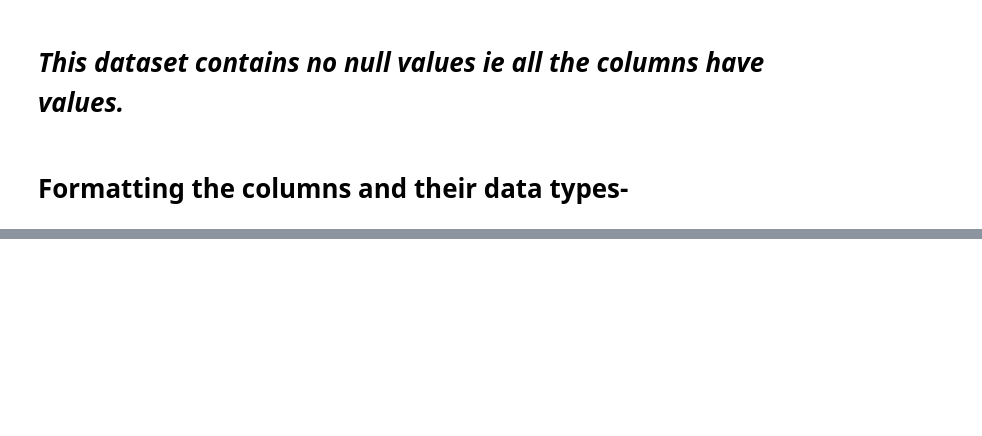
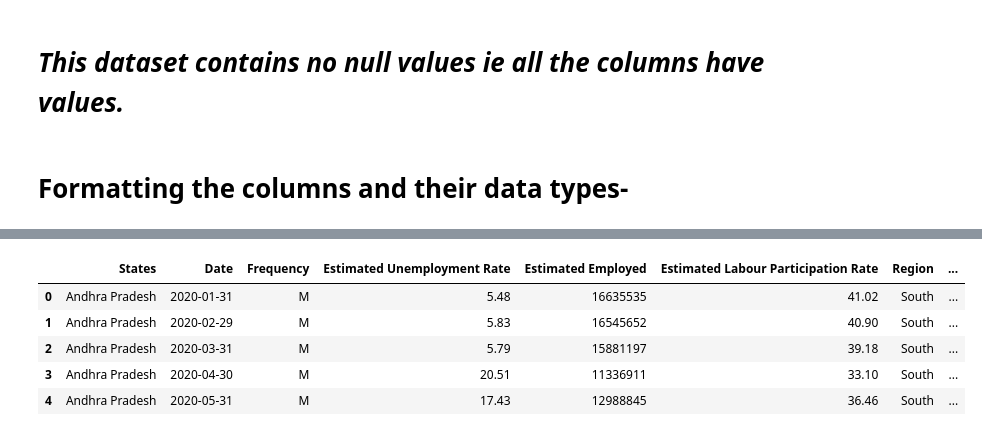
Before and after one commit to Sankalpmahanta/OIBSIP-Oasisinfobyte, a Jupyter notebook: OIBSIP_TASK_3_UNEMPLOYMENT_ANALYSIS_WITH_PYTHON_.ipynb, the cells around one changed output, grey strips where cells are left out. Drawn from its saved outputs; the diff is of its cells as text; code cells hidden in the pictures; blank space fills up the shorter version.

```diff
--- a/OIBSIP_TASK_3_UNEMPLOYMENT_ANALYSIS_WITH_PYTHON_.ipynb
+++ b/OIBSIP_TASK_3_UNEMPLOYMENT_ANALYSIS_WITH_PYTHON_.ipynb
@@ -106,3 +106,9 @@ dtype: int64
 # *This dataset contains no null values ie all the columns have values.*
 # %% [markdown]
 # **Formatting the columns and their data types-**
+# %%
+# Renaming the columns for a better understanding -
+df.columns = ['States', 'Date', 'Frequency', 'Estimated Unemployment Rate', 'Estimated Employed',
+              'Estimated Labour Participation Rate', 'Region', 'longitude', 'latitude']
+
+df.head(2)
@@ -108,0 +119,3 @@ dtype: int64
+# %%
+# Converting 'Date' column to datetime format
+df['Date'] = pd.to_datetime(df['Date'], dayfirst = True)
@@ -108,0 +124,25 @@ dtype: int64
+# %%
+# Converting 'Frequency' and 'Region' columns to categorical data type -
+df['Frequency'] = df['Frequency'].astype('category')
+df['Region'] = df['Region'].astype('category')
+
+# Extracting month from 'Date' and creating a 'Month' column -
+df['Month'] = df['Date'].dt.month
+
+# Converting 'Month' to integer format -
+df['Month int'] = df['Month'].apply(lambda month: int(month))
+
+# Mapping integer month values to abbreviated month names -
+df['Month name'] = df['Month int'].apply(lambda x: calendar.month_abbr[x])
+
+# Dropping the original 'Month' column -
+df.drop(columns = 'Month', inplace = True)
+# %%
+df.head()
+# %% [output]
+|  | States | Date | Frequency | Estimated Unemployment Rate | Estimated Employed | Estimated Labour Participation Rate | Region | ... |
+| 0 | Andhra Pradesh | 2020-01-31 | M | 5.48 | 16635535 | 41.02 | South | ... |
+| 1 | Andhra Pradesh | 2020-02-29 | M | 5.83 | 16545652 | 40.90 | South | ... |
+| 2 | Andhra Pradesh | 2020-03-31 | M | 5.79 | 15881197 | 39.18 | South | ... |
+| 3 | Andhra Pradesh | 2020-04-30 | M | 20.51 | 11336911 | 33.10 | South | ... |
+| 4 | Andhra Pradesh | 2020-05-31 | M | 17.43 | 12988845 | 36.46 | South | ... |
```
Also changed, not shown: parts of 2 cells of this notebook.
